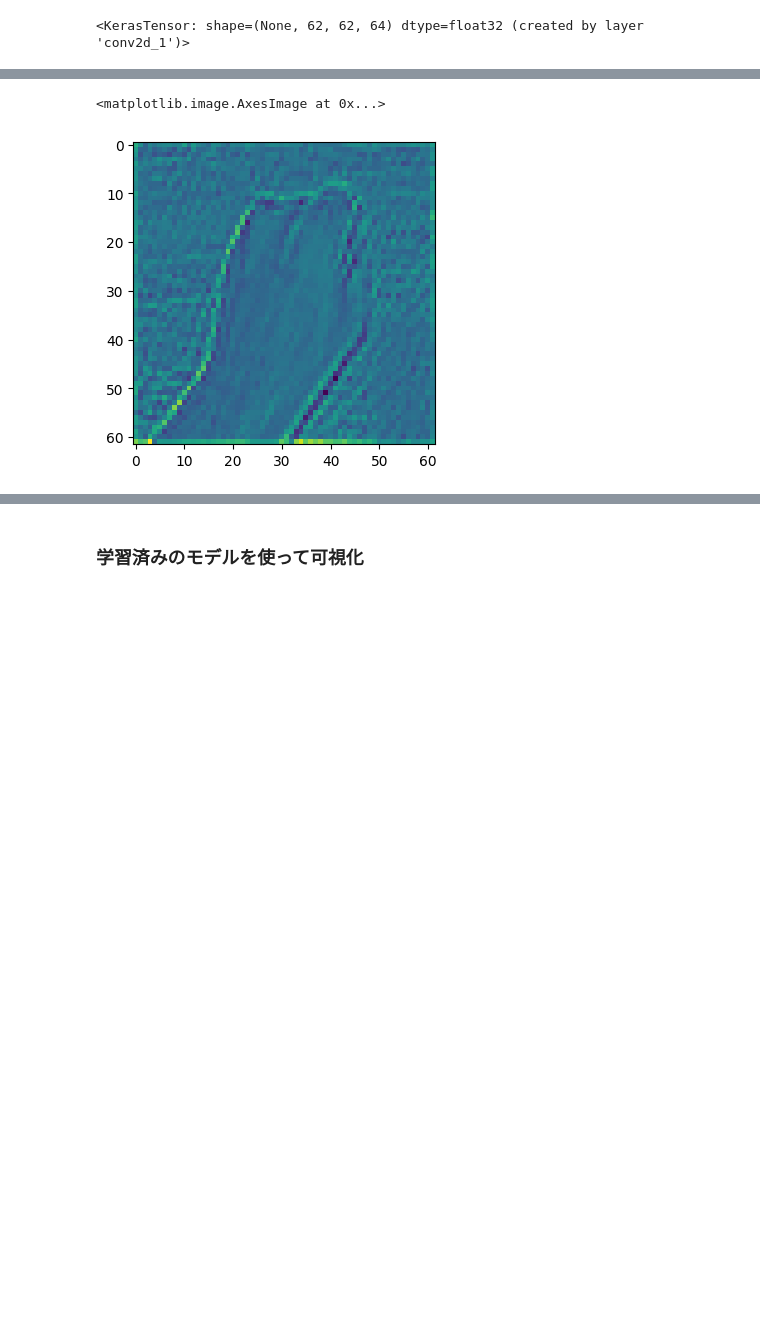
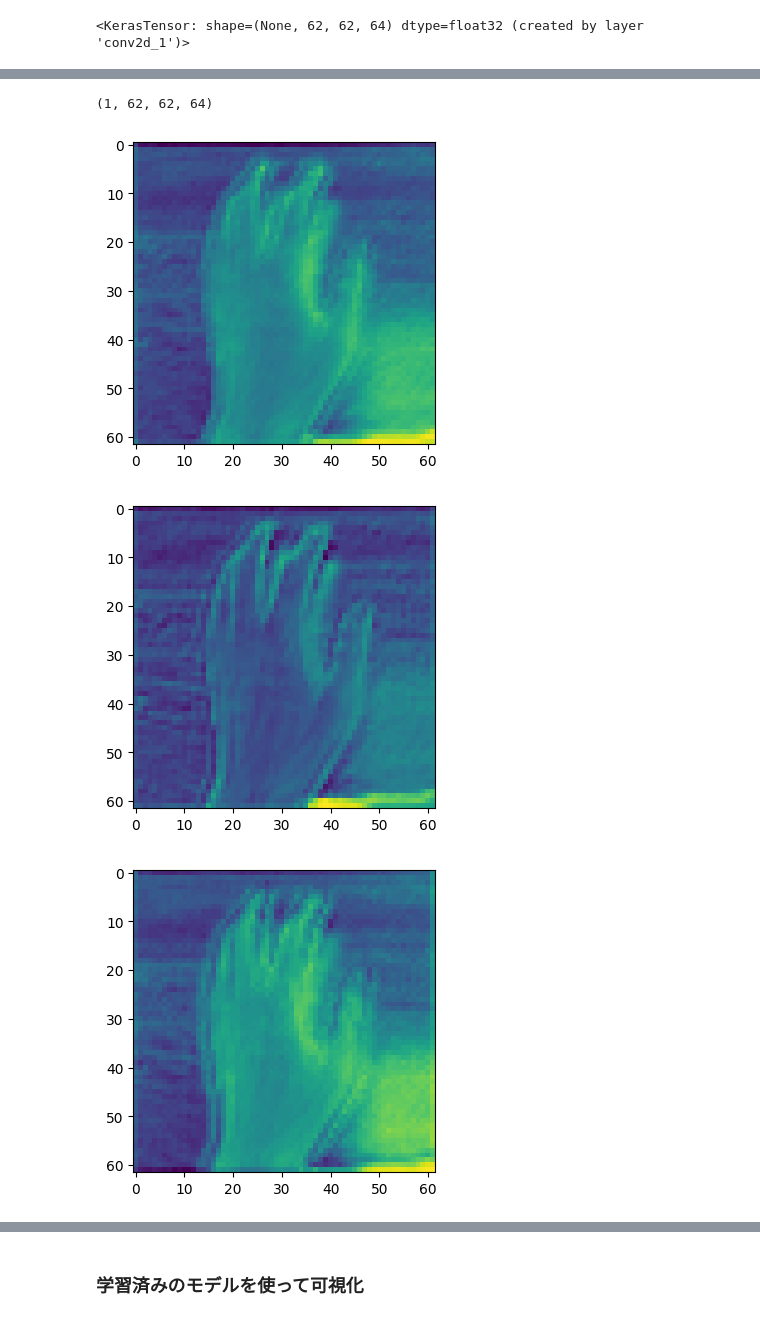
Before and after one commit to MASAKI-Matsumoto-U/Swin-Unet, a Jupyter notebook: 02_karaage_ai_book_image_classification_viz_grad_cam.ipynb, the cells around one changed output, grey strips where cells are left out. Saved outputs shown, nothing was run; the diff lists cells and outputs as text; code cells hidden in the pictures; blank space fills up the shorter version.

```diff
--- a/02_karaage_ai_book_image_classification_viz_grad_cam.ipynb
+++ b/02_karaage_ai_book_image_classification_viz_grad_cam.ipynb
@@ -340,7 +342,14 @@ _________________________________________________________________
 # %%
  conv2d_out, prediction = gradient_model(img)
 # %%
-plt.imshow(np.array(conv2d_out[0][:,:,0]))
+np.array(conv2d_out[0][:,:,0]).shape
 # %% [output]
-<matplotlib.image.AxesImage at 0x...>
+(1, 62, 62, 64)
-[figure, removed]
+# %%
+for i in range(10):
+  plt.imshow(np.array(conv2d_out[0][:,:,i]))
+  plt.show()
+# %% [output]
+[figure, added]
+[figure, added]
+[figure, added]
```
Also changed, not shown: parts of 33 cells of this notebook.
